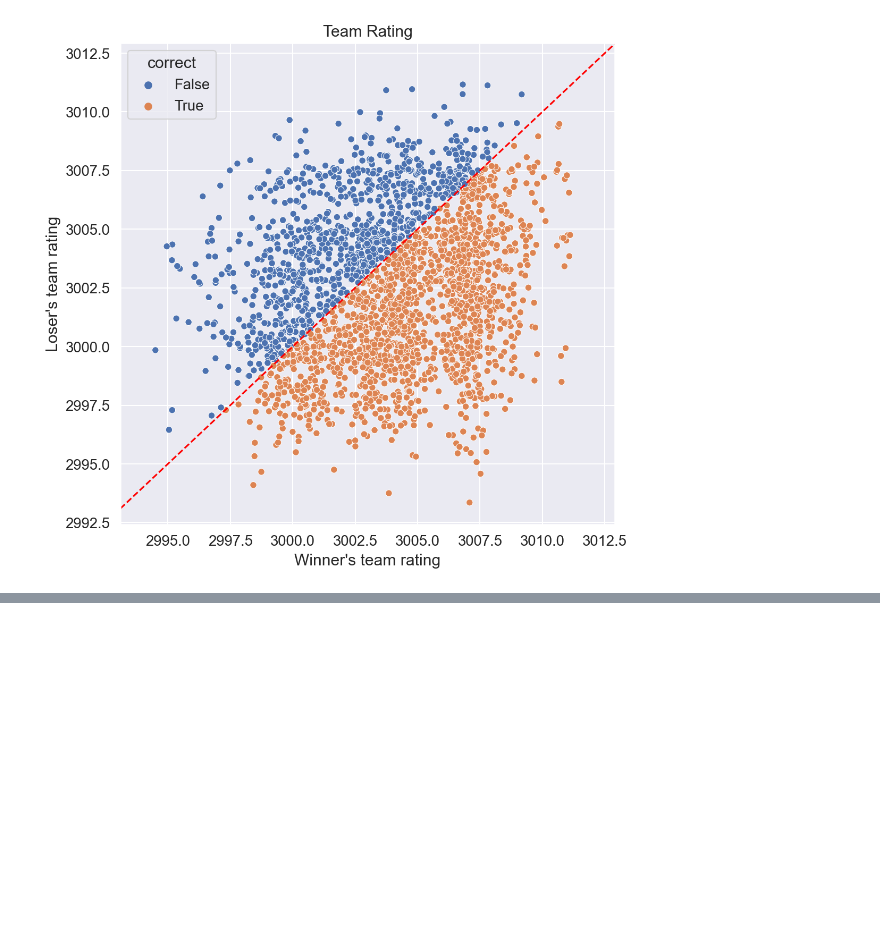
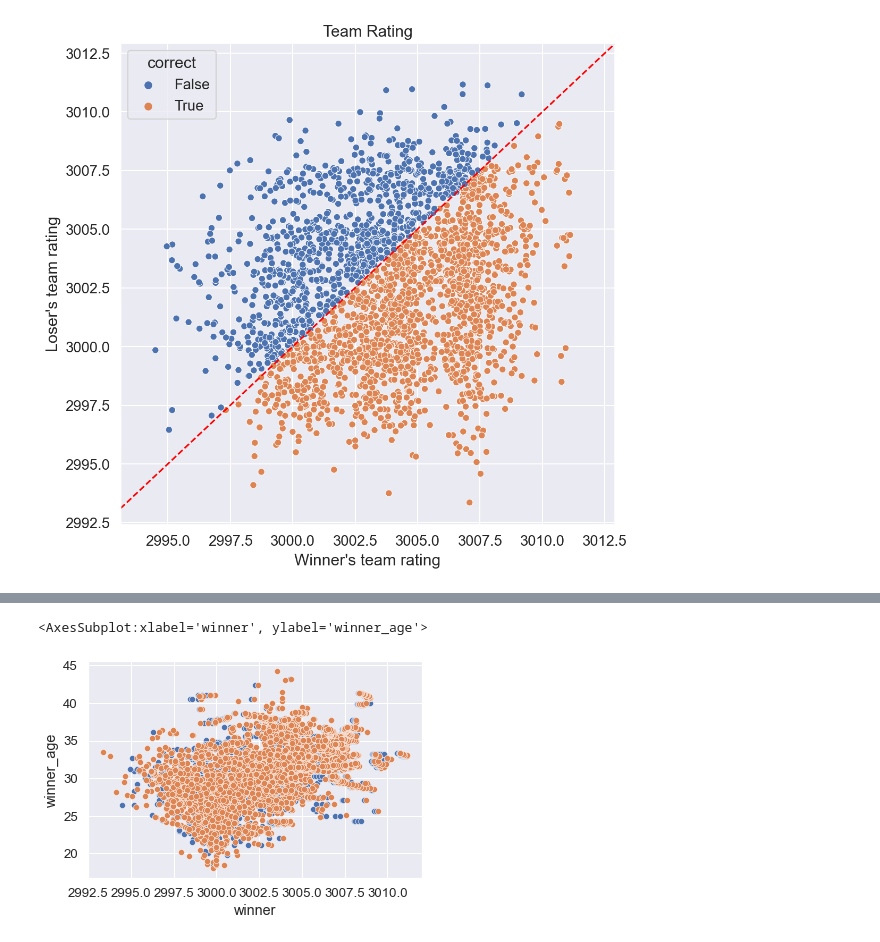
Before and after one commit to sinker048/thesis, a Jupyter notebook: Bradley-Terry Model (Full-pair).ipynb, the cells around one changed output, grey strips where cells are left out. Cells and saved outputs as stored; diff of their text form; code cells hidden in the pictures; blank space fills up the shorter version.

```diff
--- a/Bradley-Terry Model (Full-pair).ipynb
+++ b/Bradley-Terry Model (Full-pair).ipynb
@@ -456,0 +476,23 @@ plt.savefig('C:/Users/ching/Desktop/paper/image/b-t_rating.png')
+# %%
+def age(Train,to_use):
+    '''
+    Return:
+    winner_average_age
+    loser_average_age
+    '''
+    winner_average_age = []
+    loser_average_age = []
+    for i in range(Train.shape[0],to_use.shape[0]):
+        game_i = to_use.iloc[i,:]
+        winner_1_age, winner_2_age = game_i['winner1_age'],game_i['winner2_age']
+        loser_1_age, loser_2_age = game_i['loser1_age'],game_i['loser2_age']
+        winner_team_age = (winner_1_age + winner_2_age)/2
+        loser_team_age = (loser_1_age + loser_2_age)/2
+        winner_average_age.append(winner_team_age)
+        loser_average_age.append(loser_team_age)
+    return winner_average_age, loser_average_age
+# %%
+winner_age, loser_age = age(Train,to_use)
+# %%
+rating['winner_age'] = winner_age
+rating['loser_age'] = loser_age
@@ -456,0 +515,7 @@ plt.savefig('C:/Users/ching/Desktop/paper/image/b-t_rating.png')
+# %%
+sns.set(font_scale = 1.2)
+sns.scatterplot(x = rating['winner'],y = rating['winner_age'],data = rating)
+sns.scatterplot(x = rating['loser'],y = rating['loser_age'],data = rating)
+# %% [output]
+<AxesSubplot:xlabel='winner', ylabel='winner_age'>
+[figure, added]
```
Also changed, not shown: parts of 6 cells of this notebook.
